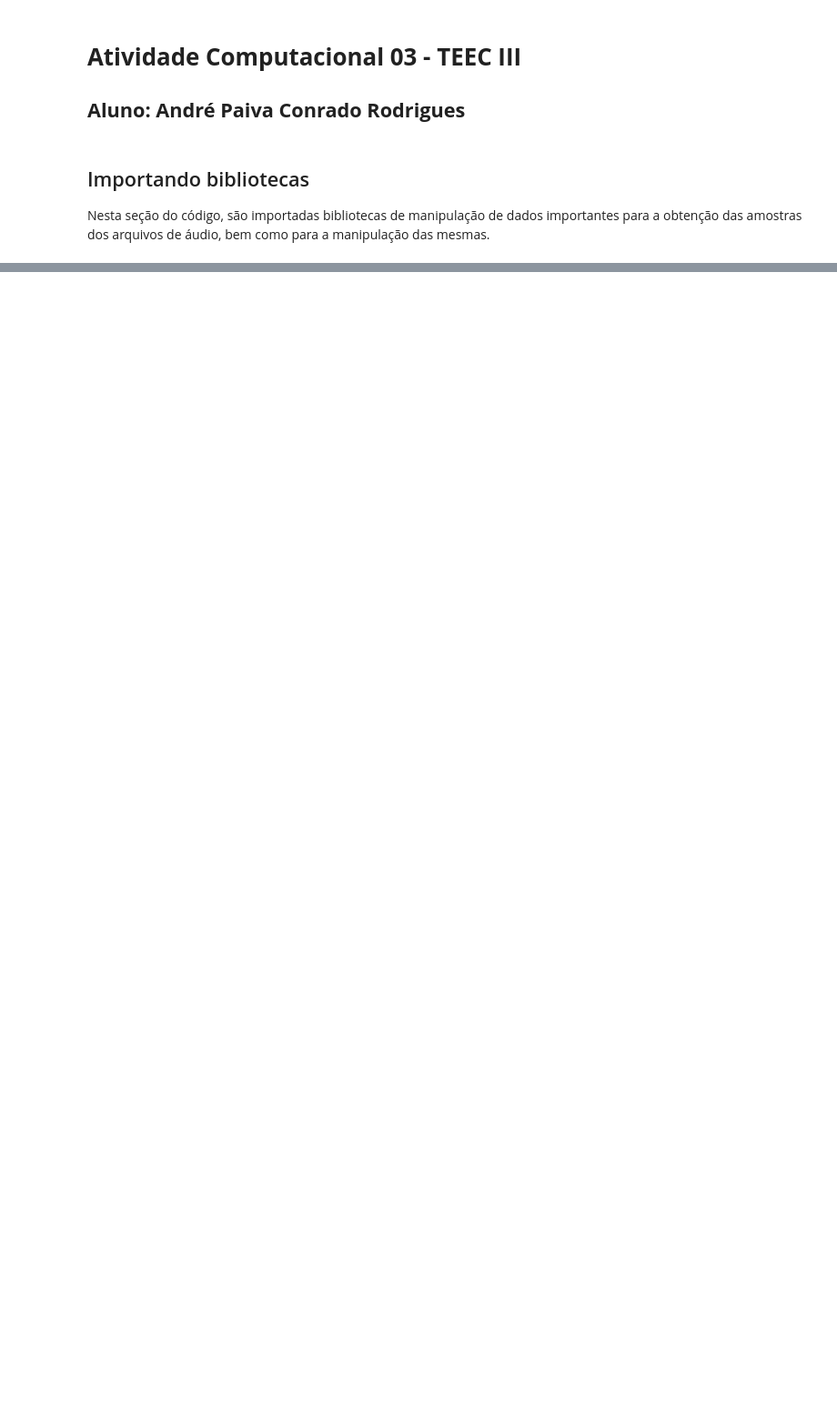
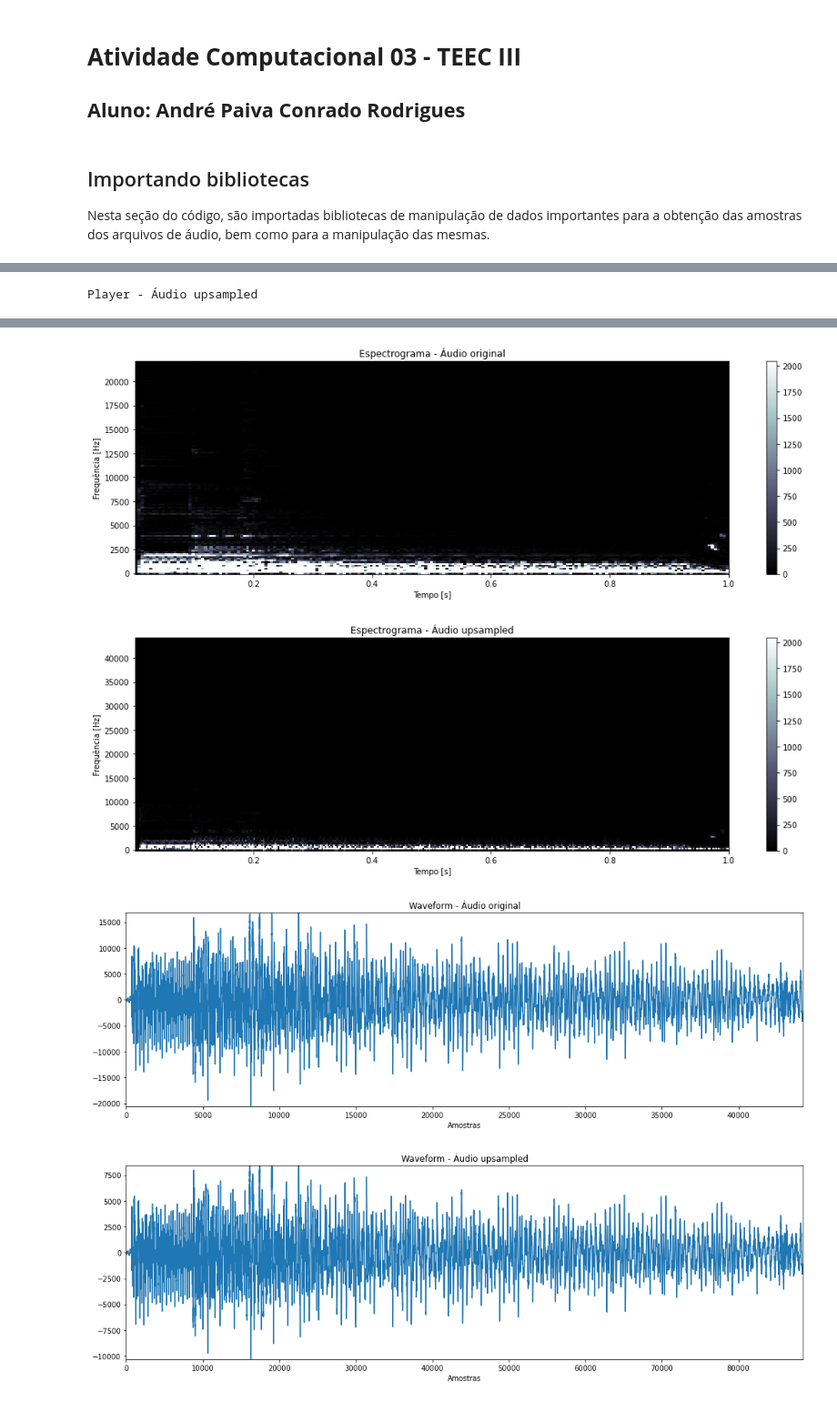
Before and after one commit to Xornotor/upsampling-e-downsampling, a Jupyter notebook: AC03_Andre_Paiva.ipynb, the cells around one changed output, grey strips where cells are left out. Shown at 91% size. Saved outputs shown, nothing was run; the diff lists cells and outputs as text; code cells hidden in the pictures; blank space fills up the shorter version.

```diff
--- a/AC03_Andre_Paiva.ipynb
+++ b/AC03_Andre_Paiva.ipynb
@@ -68,0 +151,3 @@ resampleBy2('highfreq.wav', 64, 'down')
+# %%
+resampleBy2('guitar.wav', 256, 'up')
+# %% [output]
@@ -68,0 +156 @@ resampleBy2('highfreq.wav', 64, 'down')
+Player - Áudio upsampled
@@ -68,0 +158,4 @@ resampleBy2('highfreq.wav', 64, 'down')
+[figure, added]
+[figure, added]
+[figure, added]
+[figure, added]
```
Also changed, not shown: parts of 13 cells of this notebook, 1 other file.
